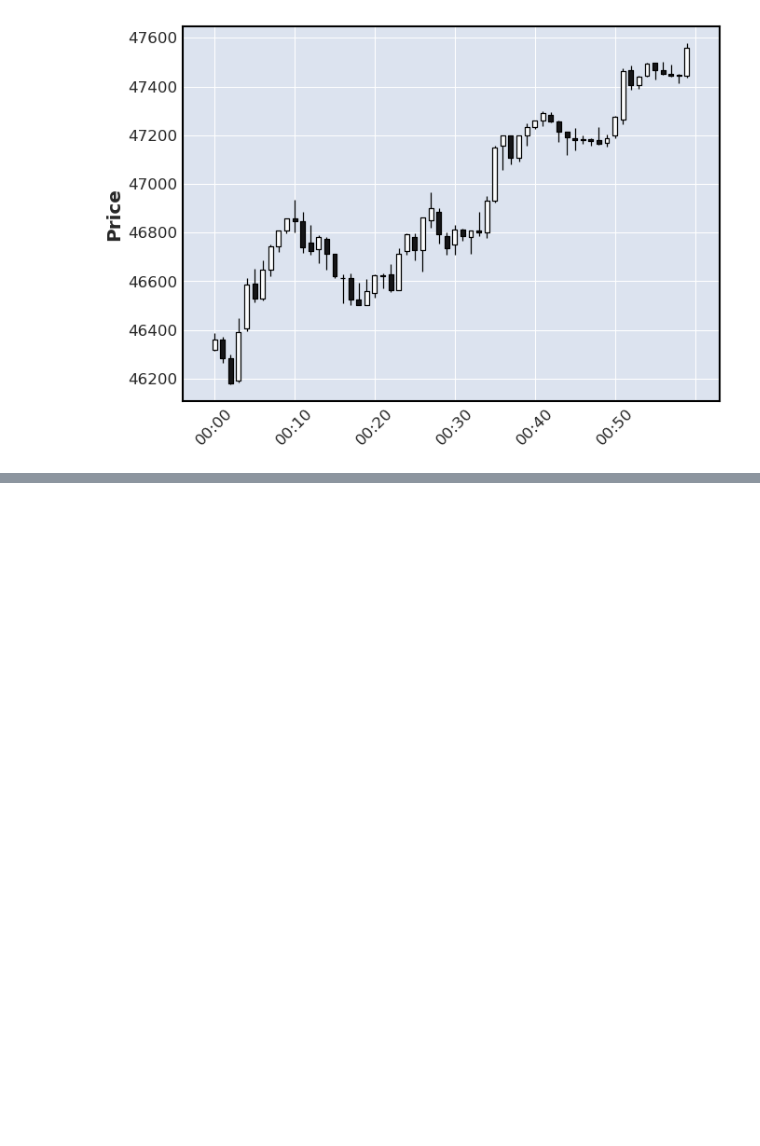
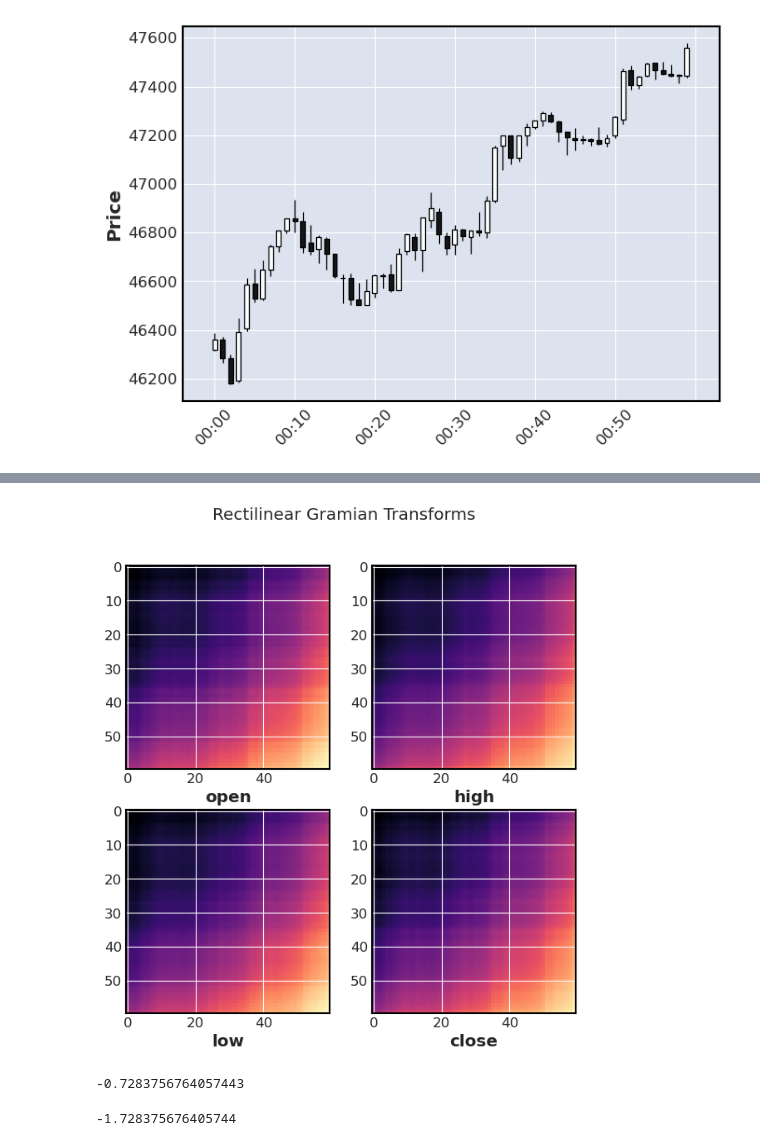
Before and after one commit to finn96/gramian-angular-fields-ohlc, a Jupyter notebook: gramian-angular-field-transform.ipynb, the cells around one changed output, grey strips where cells are left out. Saved outputs shown, nothing was run; the diff lists cells and outputs as text; code cells hidden in the pictures; blank space fills up the shorter version.

Commit message:
actually computing the gaf, and comparison to proposed rectilinear equivalent

```diff
--- a/gramian-angular-field-transform.ipynb
+++ b/gramian-angular-field-transform.ipynb
@@ -79,0 +111,31 @@ plt.show()
+# %%
+## WARNING: I AM NOT SURE THAT ANYTHING BELOW THIS COMMENT IS CORRECT
+gasf_rectilinear = lambda x, y: np.dot(x.T, y) - np.dot(np.sqrt(np.ones(x.shape) - x**2).T
+                                                        , np.sqrt(np.ones(y.shape) - y**2))
+gramian_rectilinear = np.empty((*sample.shape, sample.shape[-1]))
+# %%
+for channel in range(len(channels)):
+    for idx, val in enumerate(sample[channel]):
+        x = np.array([idx/len(sample[channel]),val])
+        for idx_, val_ in enumerate(sample[channel]):
+            y = np.array([idx_/len(sample[channel]), val_])
+            res = gasf_rectilinear(x,y)
+            gramian_rectilinear[channel][idx][idx_] = res
+# %%
+fig = plt.figure(figsize=(7,7))
+ax_open = fig.add_subplot(221)
+ax_open.imshow(gramian_rectilinear[0], cmap='magma')
+ax_open.set_xlabel("open")
+ax_high= fig.add_subplot(222)
+ax_high.imshow(gramian_rectilinear[1], cmap='magma')
+ax_high.set_xlabel("high")
+ax_low = fig.add_subplot(223)
+ax_low.imshow(gramian_rectilinear[2], cmap='magma')
+ax_low.set_xlabel("low")
+ax_close = fig.add_subplot(224)
+ax_close.imshow(gramian_rectilinear[3], cmap='magma')
+ax_close.set_xlabel("close")
+fig.suptitle("Rectilinear Gramian Transforms")
+fig.show()
+# %% [output]
+[figure, added]
@@ -79,0 +145,8 @@ plt.show()
+# %%
+gramian[0][0][0]
+# %% [output]
+-0.7283756764057443
+# %%
+gramian_rectilinear[0][0][0]
+# %% [output]
+-1.728375676405744
```
Also changed, not shown: parts of 12 cells of this notebook.
